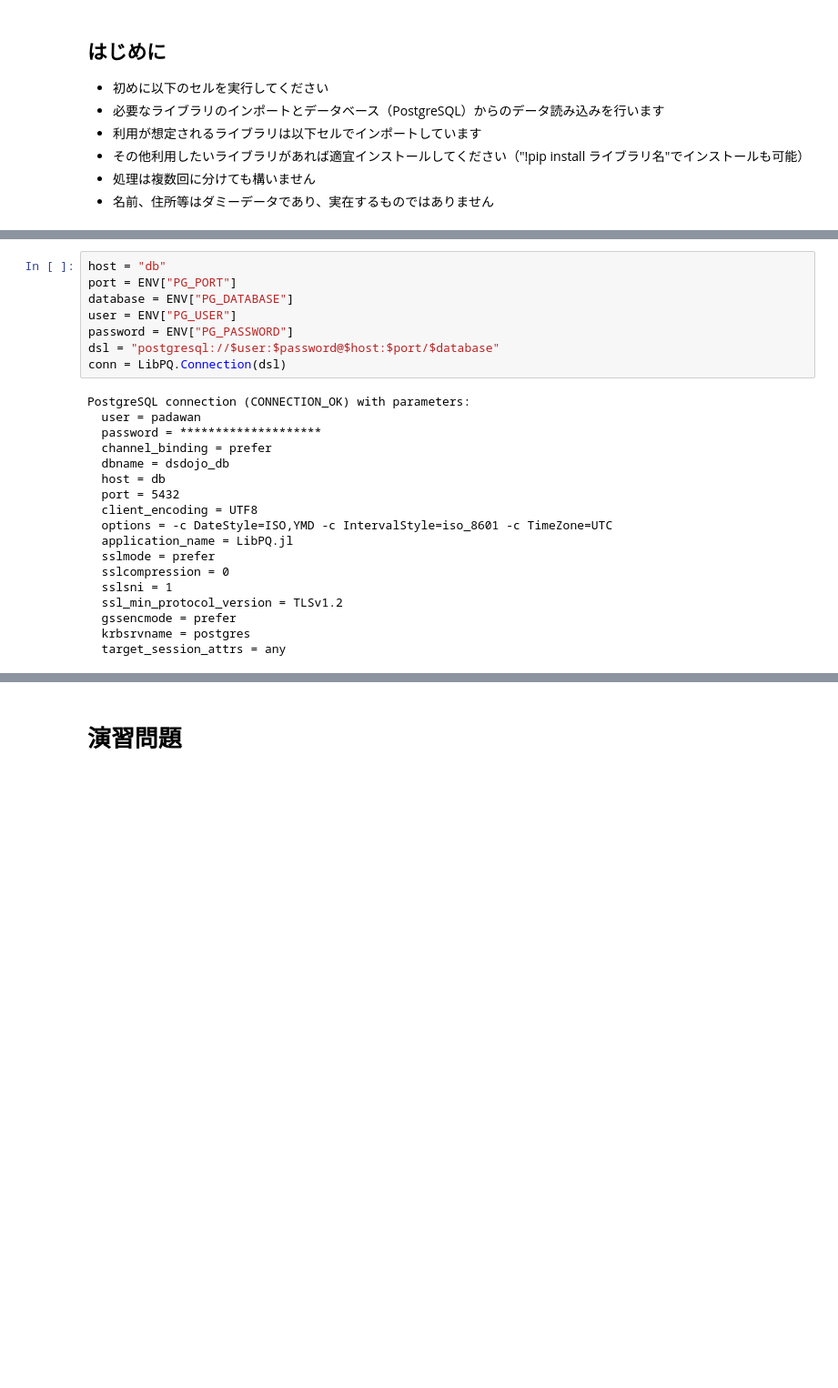
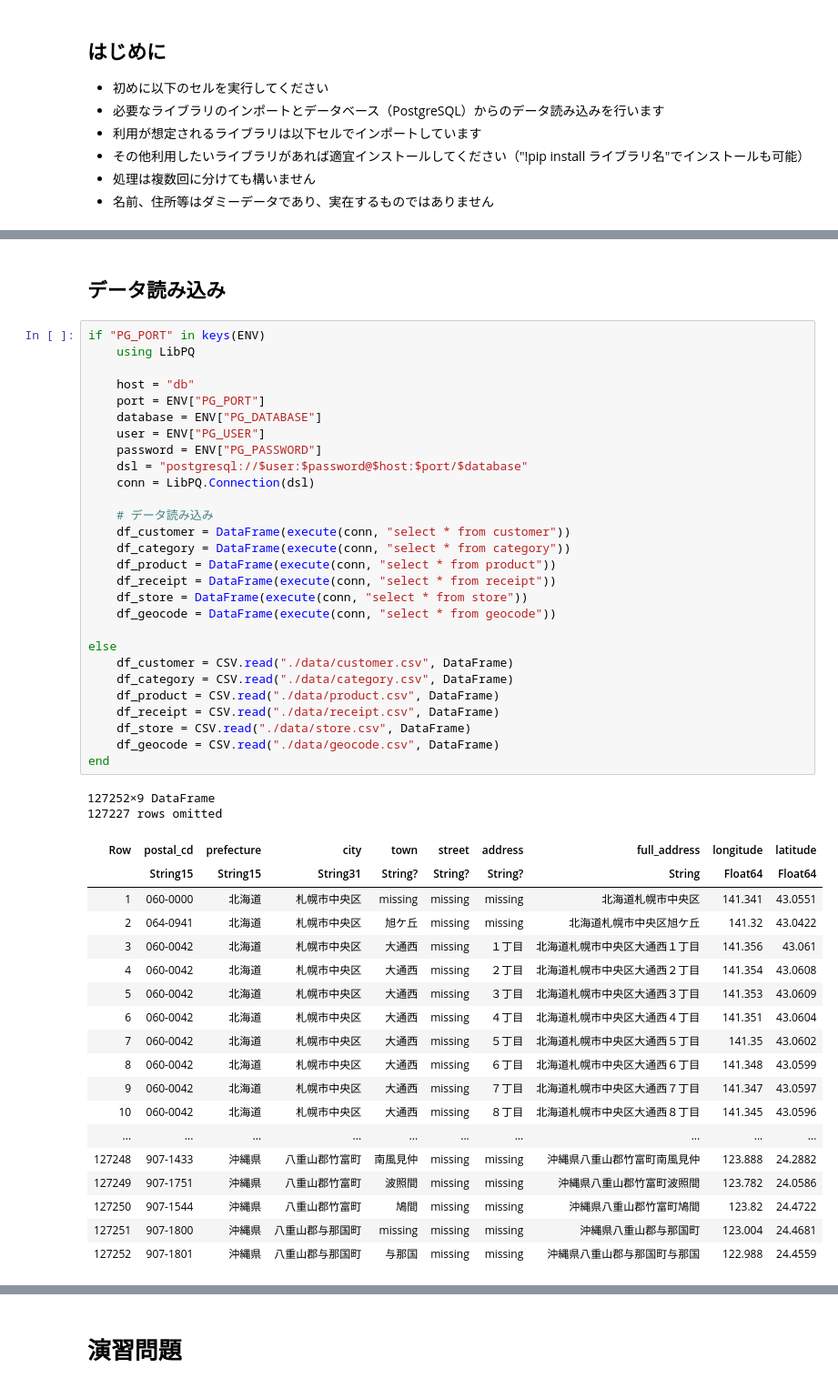
Before and after one commit to kuru-to/100knocks-preprocess, a Jupyter notebook: docker/work/preprocess_knock_Julia.ipynb, the cells around one changed output, grey strips where cells are left out. Shown at 91% size. Cells and saved outputs as stored; diff of their text form; blank space fills up the shorter version.

```diff
--- a/docker/work/preprocess_knock_Julia.ipynb
+++ b/docker/work/preprocess_knock_Julia.ipynb
@@ -73,26 +37,51 @@ using CSV
+# %% [markdown]
+## データ読み込み
 # %%
-host = "db"
-port = ENV["PG_PORT"]
-database = ENV["PG_DATABASE"]
-user = ENV["PG_USER"]
-password = ENV["PG_PASSWORD"]
-dsl = "postgresql://$user:$password@$host:$port/$database"
-conn = LibPQ.Connection(dsl)
+if "PG_PORT" in keys(ENV)
+    using LibPQ
+
+    host = "db"
+    port = ENV["PG_PORT"]
+    database = ENV["PG_DATABASE"]
+    user = ENV["PG_USER"]
+    password = ENV["PG_PASSWORD"]
+    dsl = "postgresql://$user:$password@$host:$port/$database"
+    conn = LibPQ.Connection(dsl)
+
+    # データ読み込み
+    df_customer = DataFrame(execute(conn, "select * from customer"))
+    df_category = DataFrame(execute(conn, "select * from category"))
+    df_product = DataFrame(execute(conn, "select * from product"))
+    df_receipt = DataFrame(execute(conn, "select * from receipt"))
+    df_store = DataFrame(execute(conn, "select * from store"))
+    df_geocode = DataFrame(execute(conn, "select * from geocode"))
+
+else
+    df_customer = CSV.read("./data/customer.csv", DataFrame)
+    df_category = CSV.read("./data/category.csv", DataFrame)
+    df_product = CSV.read("./data/product.csv", DataFrame)
+    df_receipt = CSV.read("./data/receipt.csv", DataFrame)
+    df_store = CSV.read("./data/store.csv", DataFrame)
+    df_geocode = CSV.read("./data/geocode.csv", DataFrame)
+end
 # %% [output]
-PostgreSQL connection (CONNECTION_OK) with parameters:
-  user = padawan
-  password = ********************
-  channel_binding = prefer
-  dbname = dsdojo_db
-  host = db
-  port = 5432
-  client_encoding = UTF8
-  options = -c DateStyle=ISO,YMD -c IntervalStyle=iso_8601 -c TimeZone=UTC
-  application_name = LibPQ.jl
-  sslmode = prefer
-  sslcompression = 0
-  sslsni = 1
-  ssl_min_protocol_version = TLSv1.2
-  gssencmode = prefer
-  krbsrvname = postgres
-  target_session_attrs = any
+127252×9 DataFrame
+127227 rows omitted
+| Row | postal_cd | prefecture | city | town | street | address | full_address | longitude | latitude |
+|  | String15 | String15 | String31 | String? | String? | String? | String | Float64 | Float64 |
+| 1 | 060-0000 | 北海道 | 札幌市中央区 | missing | missing | missing | 北海道札幌市中央区 | 141.341 | 43.0551 |
+| 2 | 064-0941 | 北海道 | 札幌市中央区 | 旭ケ丘 | missing | missing | 北海道札幌市中央区旭ケ丘 | 141.32 | 43.0422 |
+| 3 | 060-0042 | 北海道 | 札幌市中央区 | 大通西 | missing | １丁目 | 北海道札幌市中央区大通西１丁目 | 141.356 | 43.061 |
+| 4 | 060-0042 | 北海道 | 札幌市中央区 | 大通西 | missing | ２丁目 | 北海道札幌市中央区大通西２丁目 | 141.354 | 43.0608 |
+| 5 | 060-0042 | 北海道 | 札幌市中央区 | 大通西 | missing | ３丁目 | 北海道札幌市中央区大通西３丁目 | 141.353 | 43.0609 |
+| 6 | 060-0042 | 北海道 | 札幌市中央区 | 大通西 | missing | ４丁目 | 北海道札幌市中央区大通西４丁目 | 141.351 | 43.0604 |
+| 7 | 060-0042 | 北海道 | 札幌市中央区 | 大通西 | missing | ５丁目 | 北海道札幌市中央区大通西５丁目 | 141.35 | 43.0602 |
+| 8 | 060-0042 | 北海道 | 札幌市中央区 | 大通西 | missing | ６丁目 | 北海道札幌市中央区大通西６丁目 | 141.348 | 43.0599 |
+| 9 | 060-0042 | 北海道 | 札幌市中央区 | 大通西 | missing | ７丁目 | 北海道札幌市中央区大通西７丁目 | 141.347 | 43.0597 |
+| 10 | 060-0042 | 北海道 | 札幌市中央区 | 大通西 | missing | ８丁目 | 北海道札幌市中央区大通西８丁目 | 141.345 | 43.0596 |
+| ... | ... | ... | ... | ... | ... | ... | ... | ... | ... |
+| 127248 | 907-1433 | 沖縄県 | 八重山郡竹富町 | 南風見仲 | missing | missing | 沖縄県八重山郡竹富町南風見仲 | 123.888 | 24.2882 |
+| 127249 | 907-1751 | 沖縄県 | 八重山郡竹富町 | 波照間 | missing | missing | 沖縄県八重山郡竹富町波照間 | 123.782 | 24.0586 |
+| 127250 | 907-1544 | 沖縄県 | 八重山郡竹富町 | 鳩間 | missing | missing | 沖縄県八重山郡竹富町鳩間 | 123.82 | 24.4722 |
+| 127251 | 907-1800 | 沖縄県 | 八重山郡与那国町 | missing | missing | missing | 沖縄県八重山郡与那国町 | 123.004 | 24.4681 |
+| 127252 | 907-1801 | 沖縄県 | 八重山郡与那国町 | 与那国 | missing | missing | 沖縄県八重山郡与那国町与那国 | 122.988 | 24.4559 |
```
Also changed, not shown: parts of 15 cells of this notebook, 3 other files.
